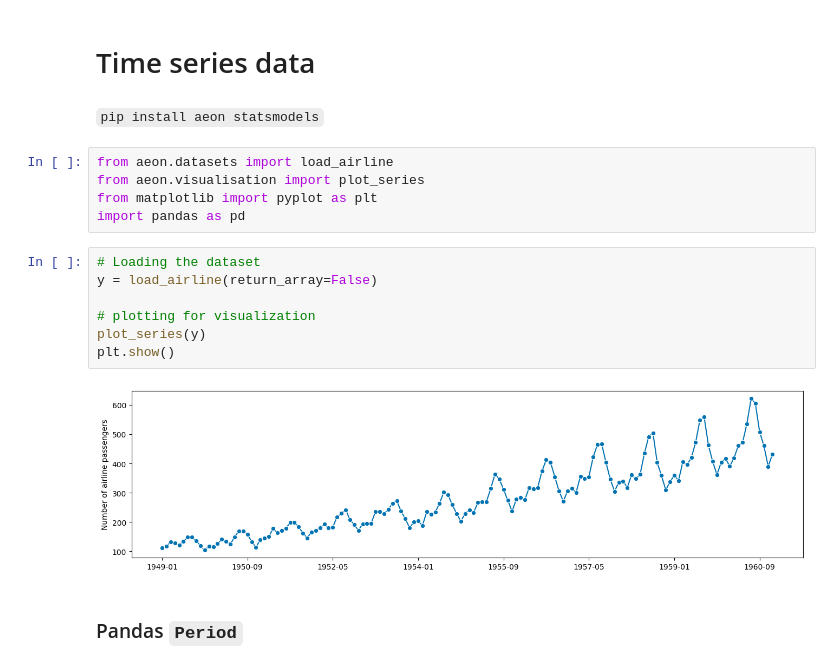
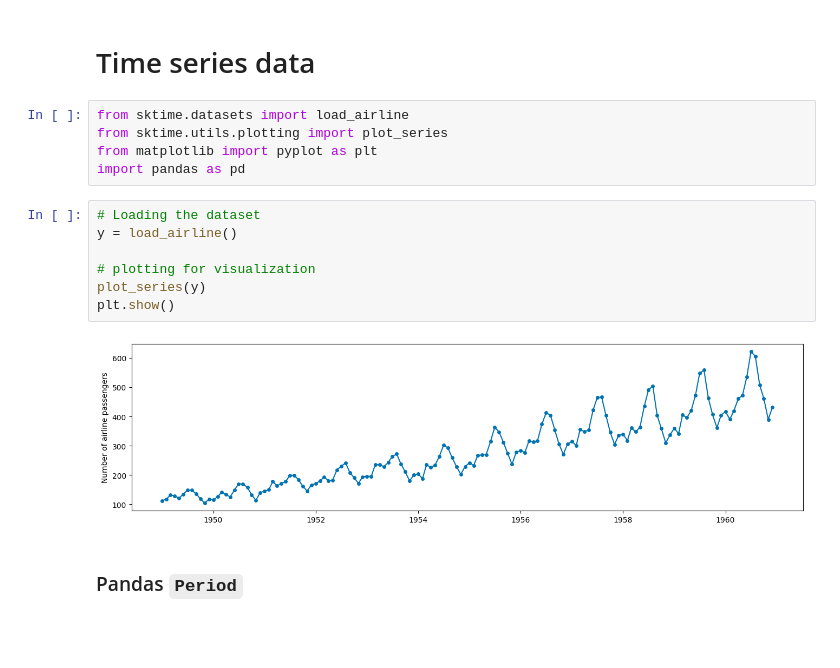
Before and after one commit to ie-ai-class/ai-2567-2, a Jupyter notebook: T05 - Time Series/S01 - Time Series Data/C1 - Data.ipynb, the cells around one changed output. Cells and saved outputs as stored; diff of their text form; blank space fills up the shorter version.

```diff
--- a/T05 - Time Series/S01 - Time Series Data/C1 - Data.ipynb
+++ b/T05 - Time Series/S01 - Time Series Data/C1 - Data.ipynb
@@ -1,21 +1,19 @@
 # %% [markdown]
 # Time series data
-# %% [markdown]
-`pip install aeon statsmodels`
 # %%
-from aeon.datasets import load_airline
-from aeon.visualisation import plot_series
+from sktime.datasets import load_airline
+from sktime.utils.plotting import plot_series
 from matplotlib import pyplot as plt
 import pandas as pd
 # %%
 # Loading the dataset
-y = load_airline(return_array=False)
+y = load_airline()
 
 # plotting for visualization
 plot_series(y)
 plt.show()
 # %% [output]
-[figure, old version]
+[figure, new version]
 # %% [markdown]
 ### Pandas `Period`
 # %%
```
Also changed, not shown: parts of 1 cell of this notebook, 1 other file.
